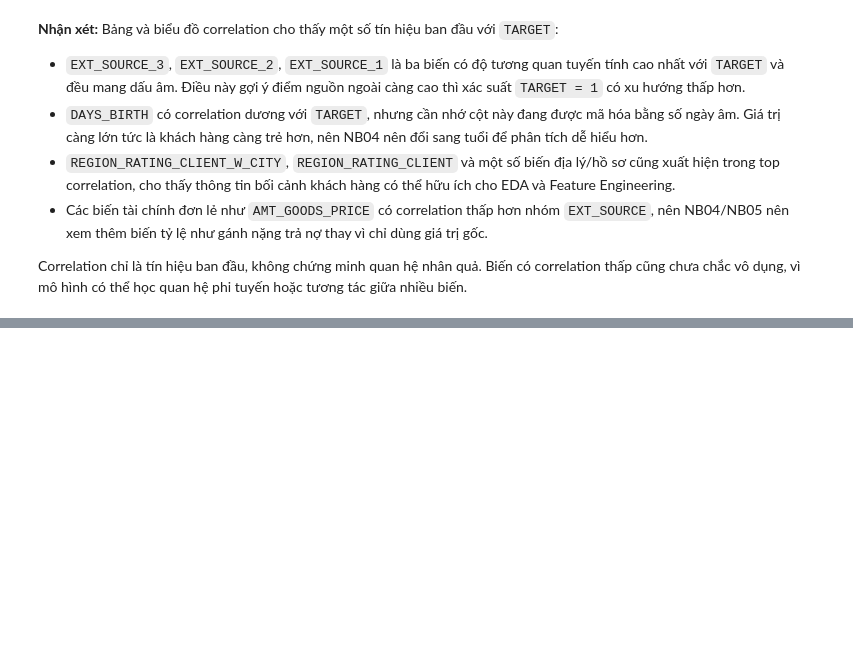
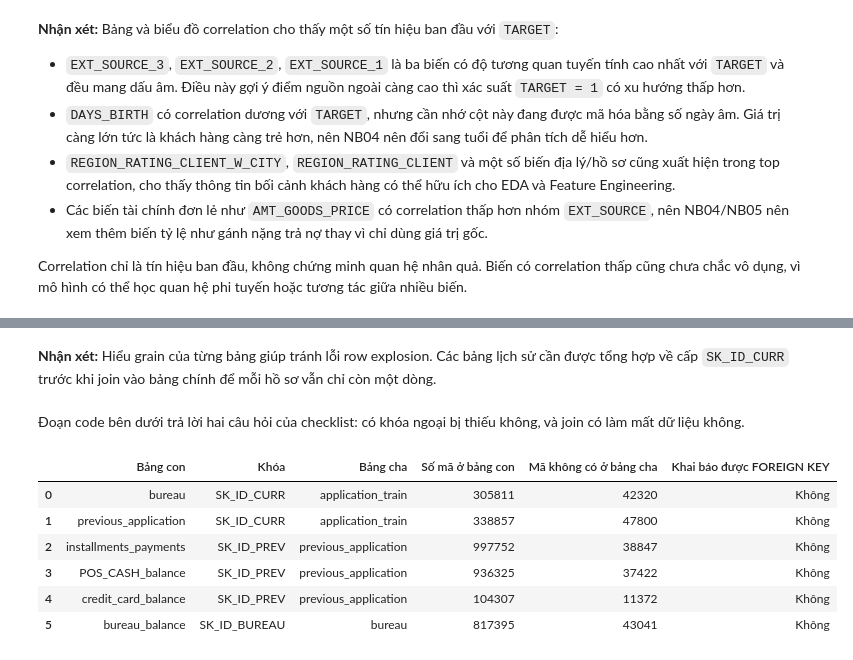
Before and after one commit to thanhhung9720001-collab/credit-risk-classifier, a Jupyter notebook: notebooks/01_data_understanding.ipynb, the cells around one changed output, grey strips where cells are left out. Saved outputs shown, nothing was run; the diff lists cells and outputs as text; code cells hidden in the pictures; blank space fills up the shorter version.

```diff
--- a/notebooks/01_data_understanding.ipynb
+++ b/notebooks/01_data_understanding.ipynb
@@ -712,0 +889,50 @@ plt.show()
+# %% [markdown]
+**Nhận xét:** Hiểu grain của từng bảng giúp tránh lỗi row explosion. Các bảng lịch sử cần được tổng hợp về cấp `SK_ID_CURR` trước khi join vào bảng chính để mỗi hồ sơ vẫn chỉ còn một dòng.
+# %% [markdown]
+Đoạn code bên dưới trả lời hai câu hỏi của checklist: có khóa ngoại bị thiếu không, và join có làm mất dữ liệu không.
+# %%
+# Khoa ngoai: ma o bang phu co ton tai o bang cha khong.
+# Chi doc dung cot khoa nen quet duoc ca file 27 trieu dong ma khong het RAM.
+parent_keys = {}
+for parent_file, key in [
+    ("application_train.csv", "SK_ID_CURR"),
+    ("previous_application.csv", "SK_ID_PREV"),
+    ("bureau.csv", "SK_ID_BUREAU"),
+]:
+    parent_keys[(parent_file, key)] = set(
+        pd.read_csv(DATA_RAW / parent_file, usecols=[key])[key]
+    )
+
+fk_checks = [
+    ("bureau.csv", "SK_ID_CURR", "application_train.csv"),
+    ("previous_application.csv", "SK_ID_CURR", "application_train.csv"),
+    ("installments_payments.csv", "SK_ID_PREV", "previous_application.csv"),
+    ("POS_CASH_balance.csv", "SK_ID_PREV", "previous_application.csv"),
+    ("credit_card_balance.csv", "SK_ID_PREV", "previous_application.csv"),
+    ("bureau_balance.csv", "SK_ID_BUREAU", "bureau.csv"),
+]
+
+fk_rows = []
+for child_file, key, parent_file in fk_checks:
+    child_ids = set(pd.read_csv(DATA_RAW / child_file, usecols=[key])[key])
+    orphan_ids = child_ids - parent_keys[(parent_file, key)]
+
+    fk_rows.append({
+        "Bảng con": child_file.replace(".csv", ""),
+        "Khóa": key,
+        "Bảng cha": parent_file.replace(".csv", ""),
+        "Số mã ở bảng con": len(child_ids),
+        "Mã không có ở bảng cha": len(orphan_ids),
+        "Khai báo được FOREIGN KEY": "Được" if not orphan_ids else "Không",
+    })
+
+foreign_key_check = pd.DataFrame(fk_rows)
+foreign_key_check
+# %% [output]
+|  | Bảng con | Khóa | Bảng cha | Số mã ở bảng con | Mã không có ở bảng cha | Khai báo được FOREIGN KEY |
+| 0 | bureau | SK_ID_CURR | application_train | 305811 | 42320 | Không |
+| 1 | previous_application | SK_ID_CURR | application_train | 338857 | 47800 | Không |
+| 2 | installments_payments | SK_ID_PREV | previous_application | 997752 | 38847 | Không |
+| 3 | POS_CASH_balance | SK_ID_PREV | previous_application | 936325 | 37422 | Không |
+| 4 | credit_card_balance | SK_ID_PREV | previous_application | 104307 | 11372 | Không |
+| 5 | bureau_balance | SK_ID_BUREAU | bureau | 817395 | 43041 | Không |
```
Also changed, not shown: parts of 27 cells of this notebook.
